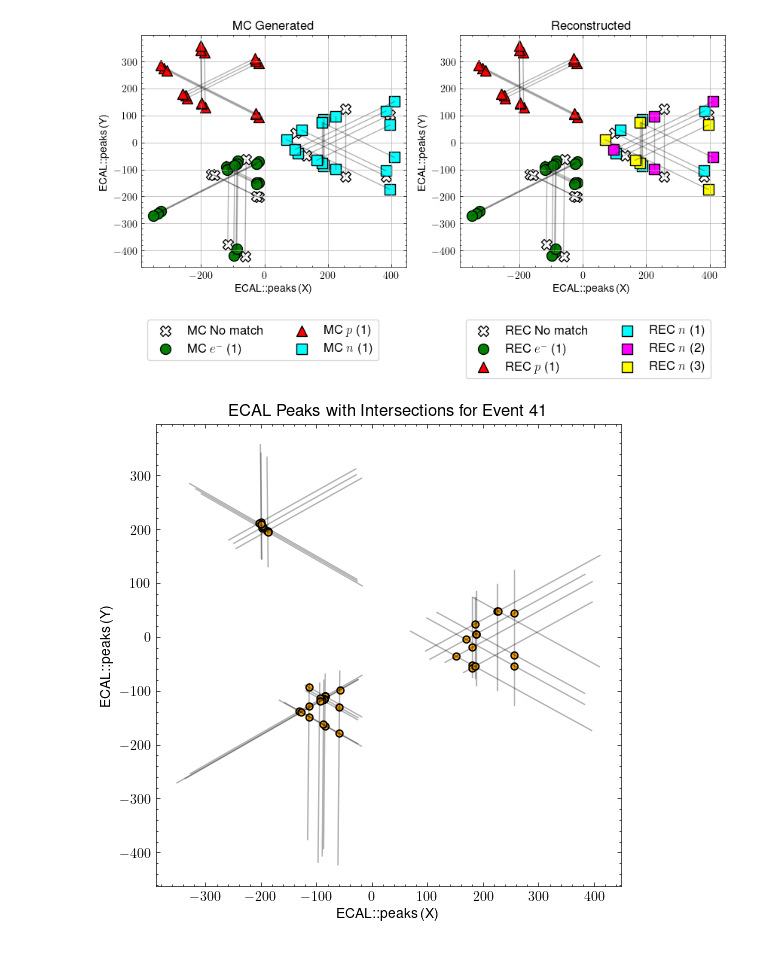
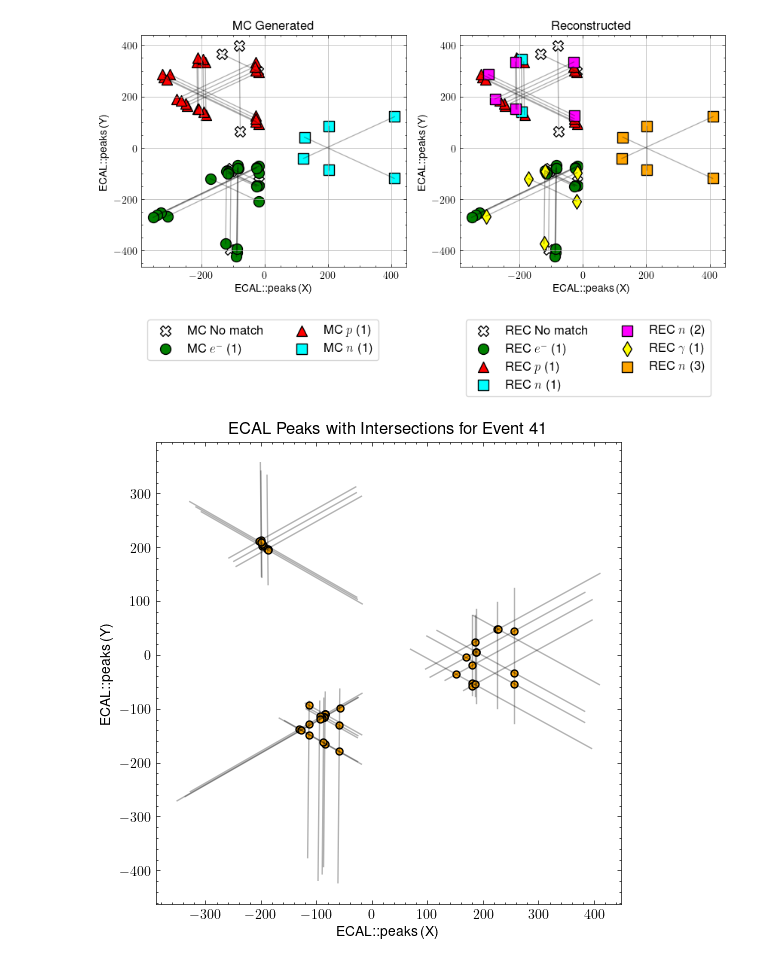
Before and after one commit to Gregtom3/neutneut, a Jupyter notebook: analysis/advanced_dst_reader.ipynb, the cells around one changed output. Drawn from its saved outputs; the diff is of its cells as text; code cells hidden in the pictures.

```diff
--- a/analysis/advanced_dst_reader.ipynb
+++ b/analysis/advanced_dst_reader.ipynb
@@ -14,7 +22,7 @@ Processing complete. Intersection data saved to output-intersections.csv
 # %%
-plot_ecal_peaks("output.csv", event_number=41)
+plot_ecal_peaks("output.csv", event_number=3)
 # %% [output]
-[figure, old version]
+[figure, new version]
 # %%
 plot_ecal_peaks_with_intersections("output.csv", "output-intersections.csv",event_number=41)
 # %% [output]
```
Also changed, not shown: parts of 2 cells of this notebook, 13 other files.
